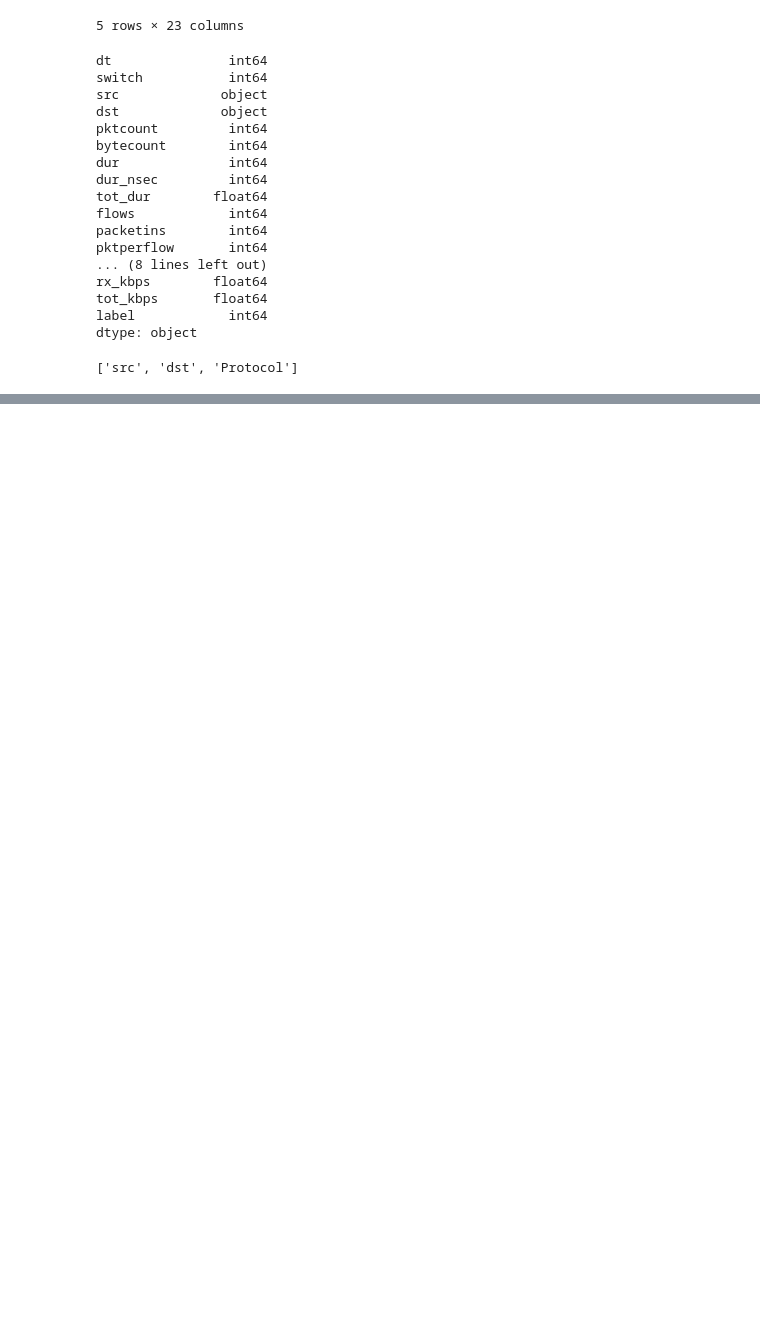
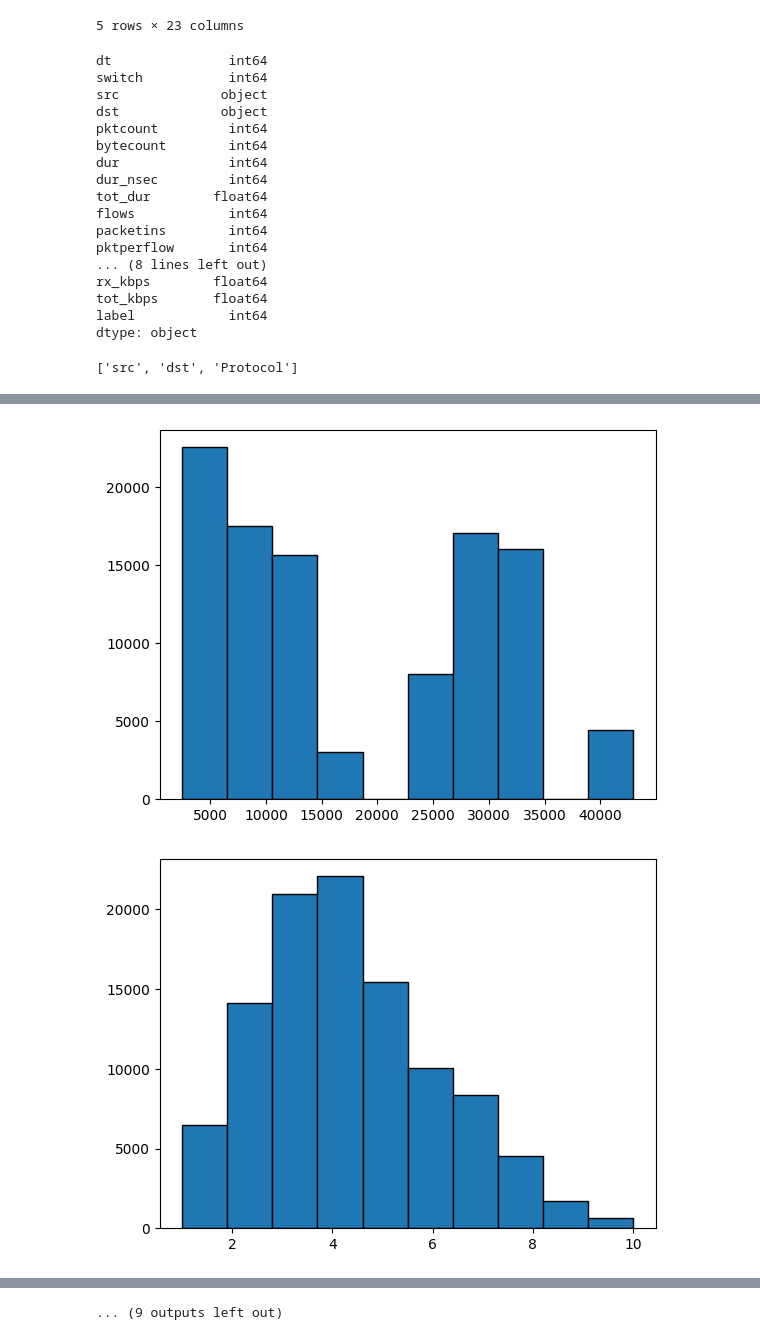
Before and after one commit to UsmanAli105/DataScience, a Jupyter notebook: 02 DDOS Attack Prediction/Project.ipynb, the cells around one changed output, grey strips where cells are left out. Cells and saved outputs as stored; diff of their text form; code cells hidden in the pictures; blank space fills up the shorter version.

```diff
--- a/02 DDOS Attack Prediction/Project.ipynb
+++ b/02 DDOS Attack Prediction/Project.ipynb
@@ -66,0 +145,2 @@ KeyError: 'n'
+# %%
+df_altered.columns = df_altered.columns.astype(str)
@@ -66,0 +155,9 @@ KeyError: 'n'
+# %%
+for i in df_altered.columns:
+    plt.hist(df_altered[i], edgecolor='black')
+    plt.label=i
+#     plt.savefig("./imgs/"+i+"_histogram.png")
+    plt.show()
+# %% [output]
+[figure, added]
+[figure, added]
@@ -66,0 +174 @@ KeyError: 'n'
+... (9 outputs left out)
```
Also changed, not shown: parts of 13 cells of this notebook.
